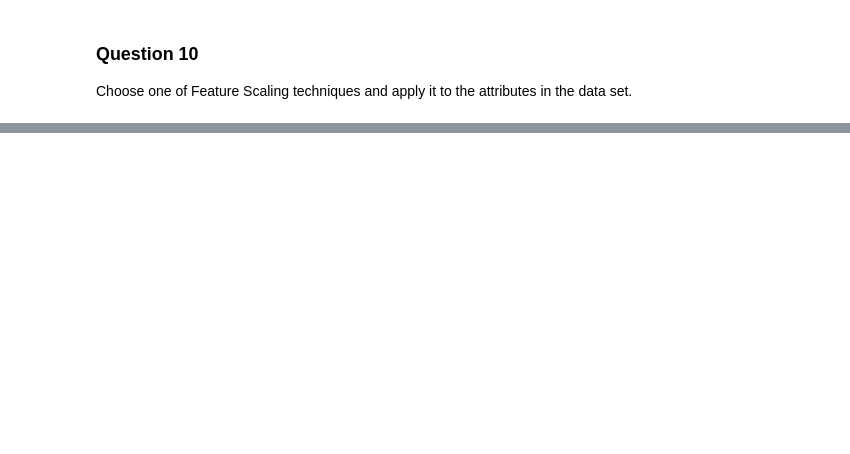
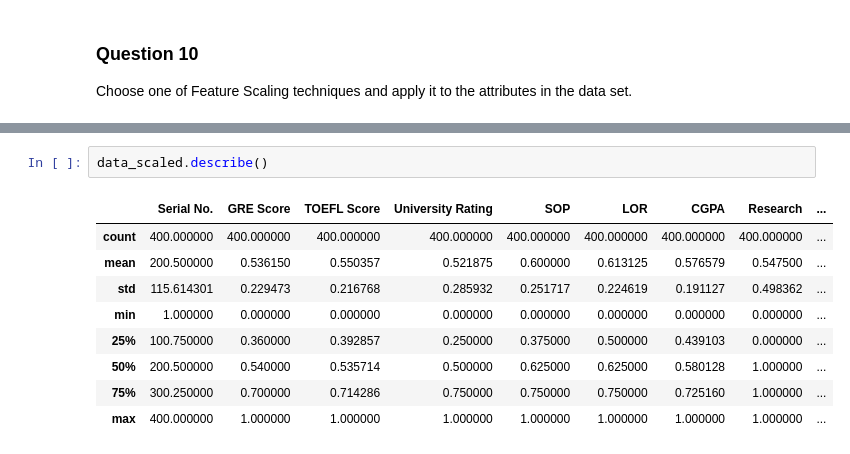
Before and after one commit to RochX/comp486-assignments, a Jupyter notebook: assignment2/assignment2.ipynb, the cells around one changed output, grey strips where cells are left out. Drawn from its saved outputs; the diff is of its cells as text; blank space fills up the shorter version.

```diff
--- a/assignment2/assignment2.ipynb
+++ b/assignment2/assignment2.ipynb
@@ -104,0 +210,12 @@ the data set.
+# %%
+data_scaled.describe()
+# %% [output]
+|  | Serial No. | GRE Score | TOEFL Score | University Rating | SOP | LOR | CGPA | Research | ... |
+| count | 400.000000 | 400.000000 | 400.000000 | 400.000000 | 400.000000 | 400.000000 | 400.000000 | 400.000000 | ... |
+| mean | 200.500000 | 0.536150 | 0.550357 | 0.521875 | 0.600000 | 0.613125 | 0.576579 | 0.547500 | ... |
+| std | 115.614301 | 0.229473 | 0.216768 | 0.285932 | 0.251717 | 0.224619 | 0.191127 | 0.498362 | ... |
+| min | 1.000000 | 0.000000 | 0.000000 | 0.000000 | 0.000000 | 0.000000 | 0.000000 | 0.000000 | ... |
+| 25% | 100.750000 | 0.360000 | 0.392857 | 0.250000 | 0.375000 | 0.500000 | 0.439103 | 0.000000 | ... |
+| 50% | 200.500000 | 0.540000 | 0.535714 | 0.500000 | 0.625000 | 0.625000 | 0.580128 | 1.000000 | ... |
+| 75% | 300.250000 | 0.700000 | 0.714286 | 0.750000 | 0.750000 | 0.750000 | 0.725160 | 1.000000 | ... |
+| max | 400.000000 | 1.000000 | 1.000000 | 1.000000 | 1.000000 | 1.000000 | 1.000000 | 1.000000 | ... |
```
Also changed, not shown: parts of 9 cells of this notebook.
